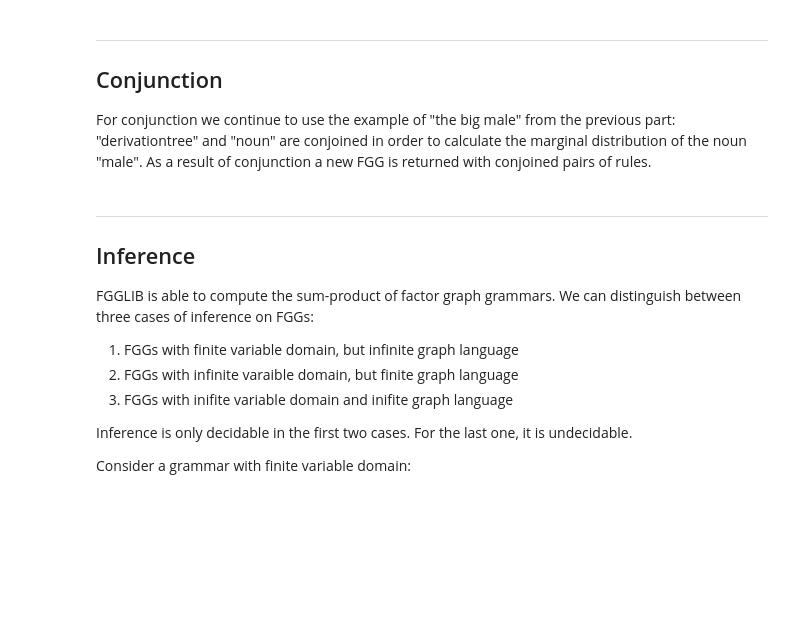
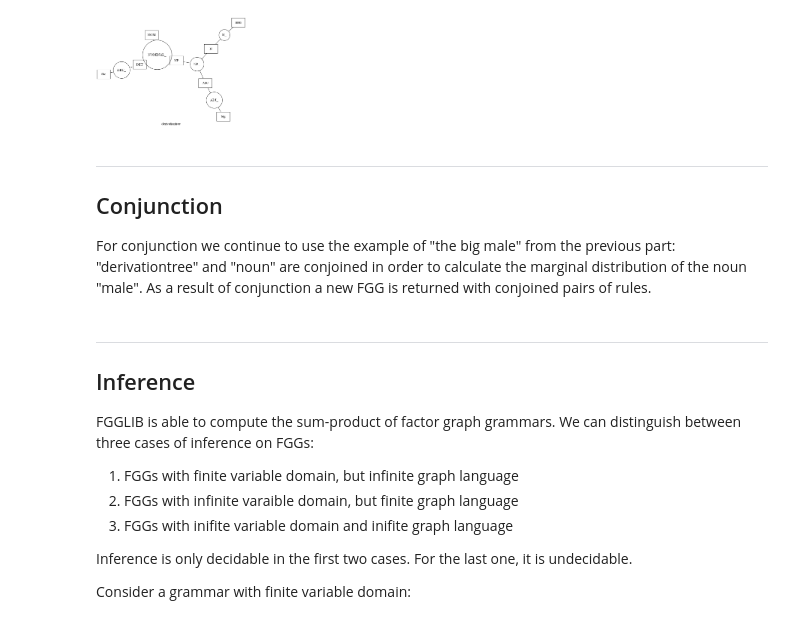
Before and after one commit to dogtype/AFLTProject, a Jupyter notebook: fgglib/presentation/presentation.ipynb, the cells around one changed output. Cells and saved outputs as stored; diff of their text form; code cells hidden in the pictures; blank space fills up the shorter version.

```diff
--- a/fgglib/presentation/presentation.ipynb
+++ b/fgglib/presentation/presentation.ipynb
@@ -224,53 +248,54 @@ Here, we create an FGG for derivations of a CFG in Chomsky Normal Form which was
 from fgglib.fgg.fgg import FGG
 from fgglib.fgg.production import Production
 from fgglib.fg.fragment import Fragment
-frag=Fragment()
 
-#for each nontermial we build a fragment
-nominal = frag.buildFragment(
+#creates a fragment for each nonterminal
+nominal = buildFragment(
     {'NOM','DET', 'NP'}, # V
     [('NOMINAL_', {'NOM','DET', 'NP'})], # E
     {'DET', 'NP'}, # ext
 )
 
-determinant = frag.buildFragment(
+determinant = buildFragment(
     {'DET', 'the'}, # V
     [('DET_', {'DET','the'})], # E
     {'the'}, # ext
 )
 
-nounphrase = frag.buildFragment(
+nounphrase = buildFragment(
     {'NP', 'ADJ', 'N'}, # V
     [('NP_', {'NP', 'ADJ','N'})], # E
     {'ADJ','NP'}, # ext
 )
 
-adj = frag.buildFragment(
+adj = buildFragment(
      {'ADJ', 'big'}, # V
     [('ADJ_', {'ADJ','big'})], # E
     {'big'}, # ext
 )
 
-noun = frag.buildFragment(
+noun = buildFragment(
     {'N', 'man'}, # V
     [('N_', {'N','man'})], # E
     {'man'}, # ext
 )
 
 #this derivation tree contains CFG and can build a derivation tree
 derivationtree = FGG({nominal,determinant, nounphrase, adj, noun}, # T
     {'NOMINAL','DET', 'NP', 'ADJ', 'N'}, # N
     {'NOMINAL'}, # S
     {Production('S', nominal),
      Production('Det', determinant),
      Production('NP', nounphrase),
      Production('Adj', adj),
      Production('N', noun)} # P
 )
 
 imgname="derivationtree"
 Visualization().draw(derivationtree, imgname)
 Image("./fgglib/presentation/images/"+imgname+str(".png"), width=150)
+# %% [output]
+[figure, added]
 # %% [markdown]
 ***
 
```
Also changed, not shown: parts of 8 cells of this notebook, 1 other file.
